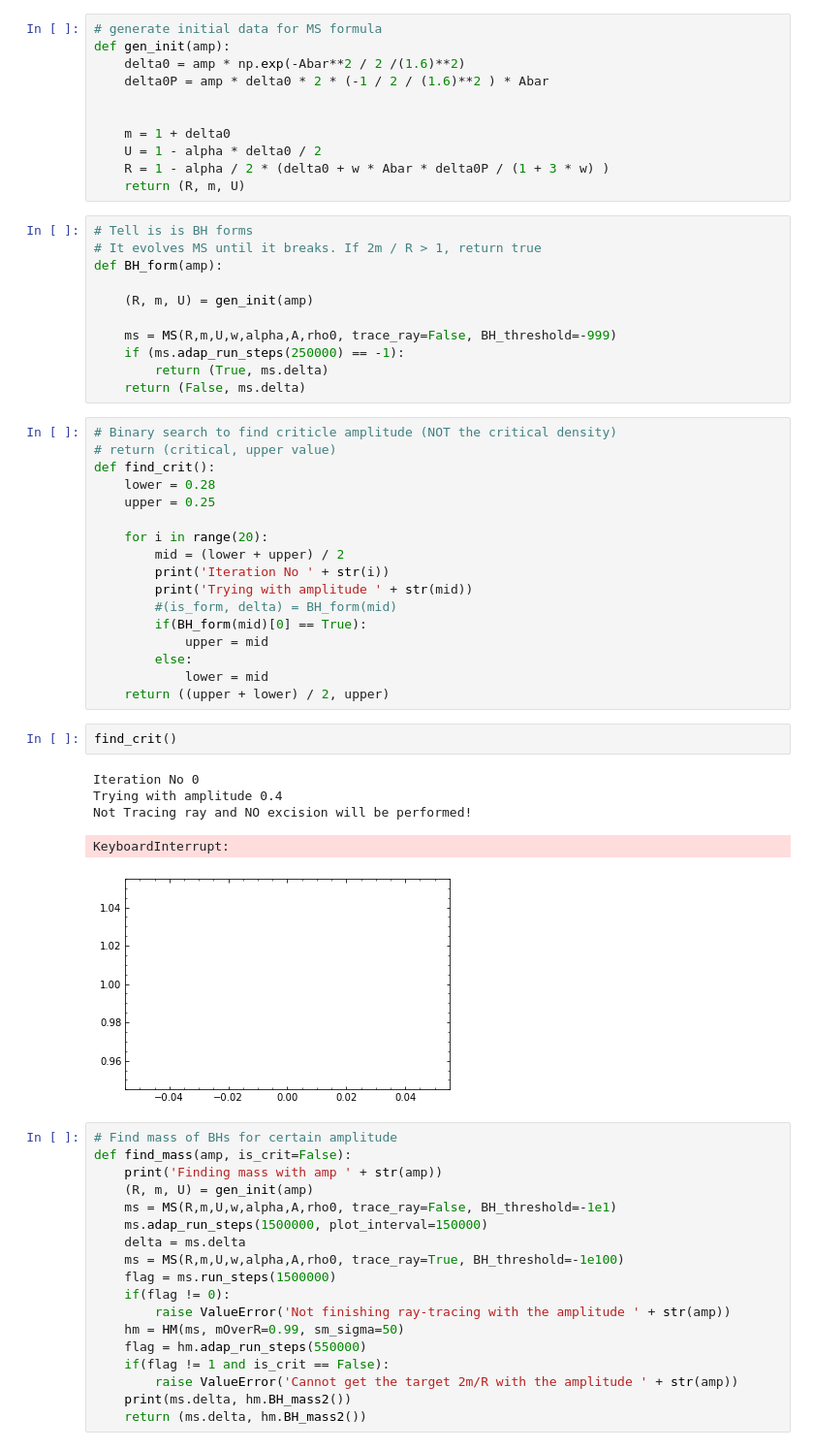
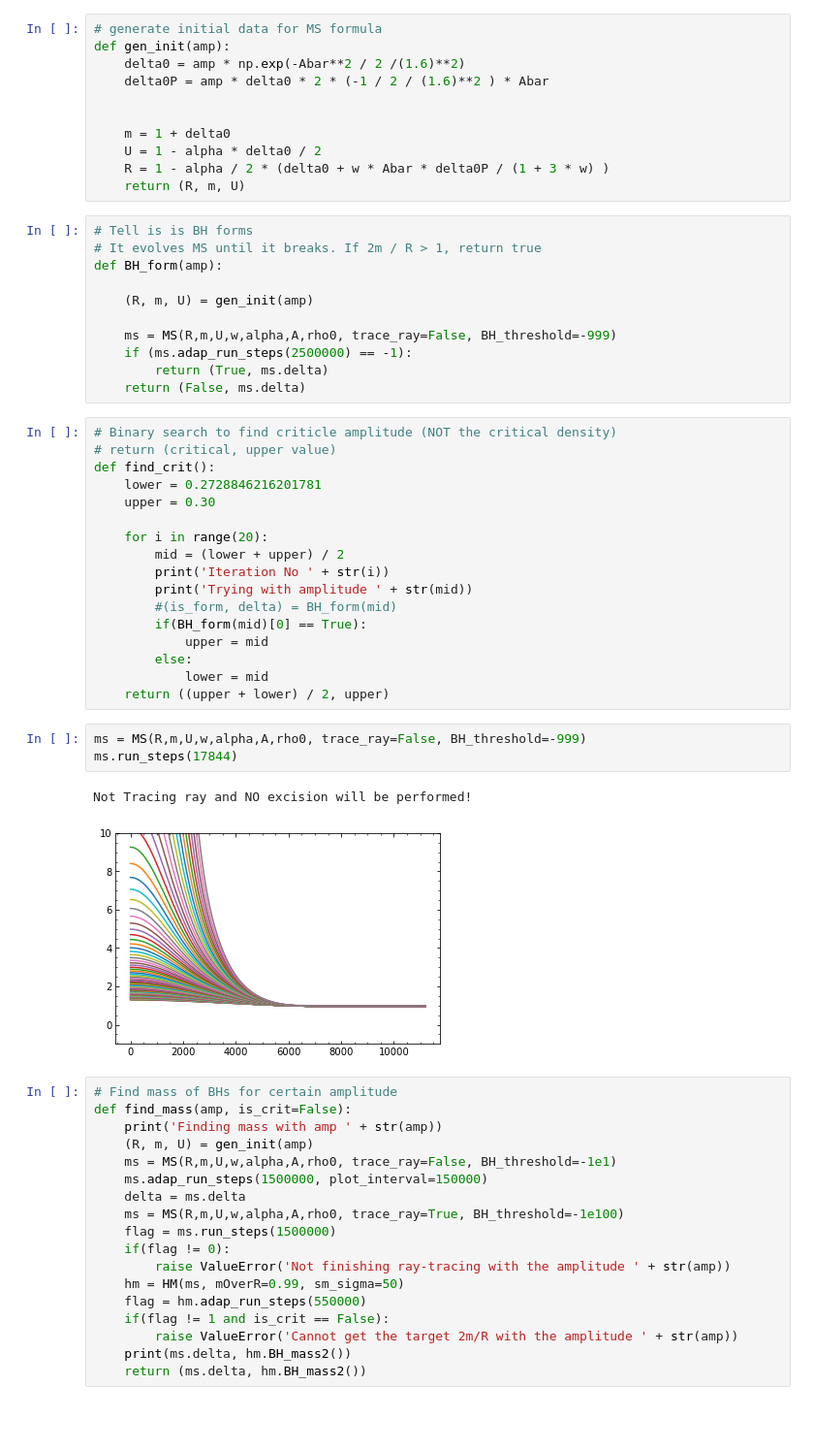
Before and after one commit to jbmertens/criticalcollapse, a Jupyter notebook: Critical_scaling.ipynb, the cells around one changed output. Shown at 97% size. Cells and saved outputs as stored; diff of their text form; blank space fills up the shorter version.

```diff
--- a/Critical_scaling.ipynb
+++ b/Critical_scaling.ipynb
@@ -112,15 +112,15 @@ def BH_form(amp):
     (R, m, U) = gen_init(amp)
 
     ms = MS(R,m,U,w,alpha,A,rho0, trace_ray=False, BH_threshold=-999)
-    if (ms.adap_run_steps(250000) == -1):
+    if (ms.adap_run_steps(2500000) == -1):
         return (True, ms.delta)
     return (False, ms.delta)
 # %%
 # Binary search to find criticle amplitude (NOT the critical density)
 # return (critical, upper value)
 def find_crit():
-    lower = 0.28
-    upper = 0.25
+    lower = 0.2728846216201781
+    upper = 0.30
 
     for i in range(20):
         mid = (lower + upper) / 2
@@ -132,14 +132,12 @@ def find_crit():
         else:
             lower = mid
     return ((upper + lower) / 2, upper)
-# %%
-find_crit()
-# %% [output]
-Iteration No 0
-Trying with amplitude 0.4
-Not Tracing ray and NO excision will be performed!
-KeyboardInterrupt:
-[figure, removed]
+# %%
+ms = MS(R,m,U,w,alpha,A,rho0, trace_ray=False, BH_threshold=-999)
+ms.run_steps(17844)
+# %% [output]
+Not Tracing ray and NO excision will be performed!
+[figure, added]
 # %%
 # Find mass of BHs for certain amplitude
 def find_mass(amp, is_crit=False):
```
Also changed, not shown: parts of 1 cell of this notebook, 2 other files.
